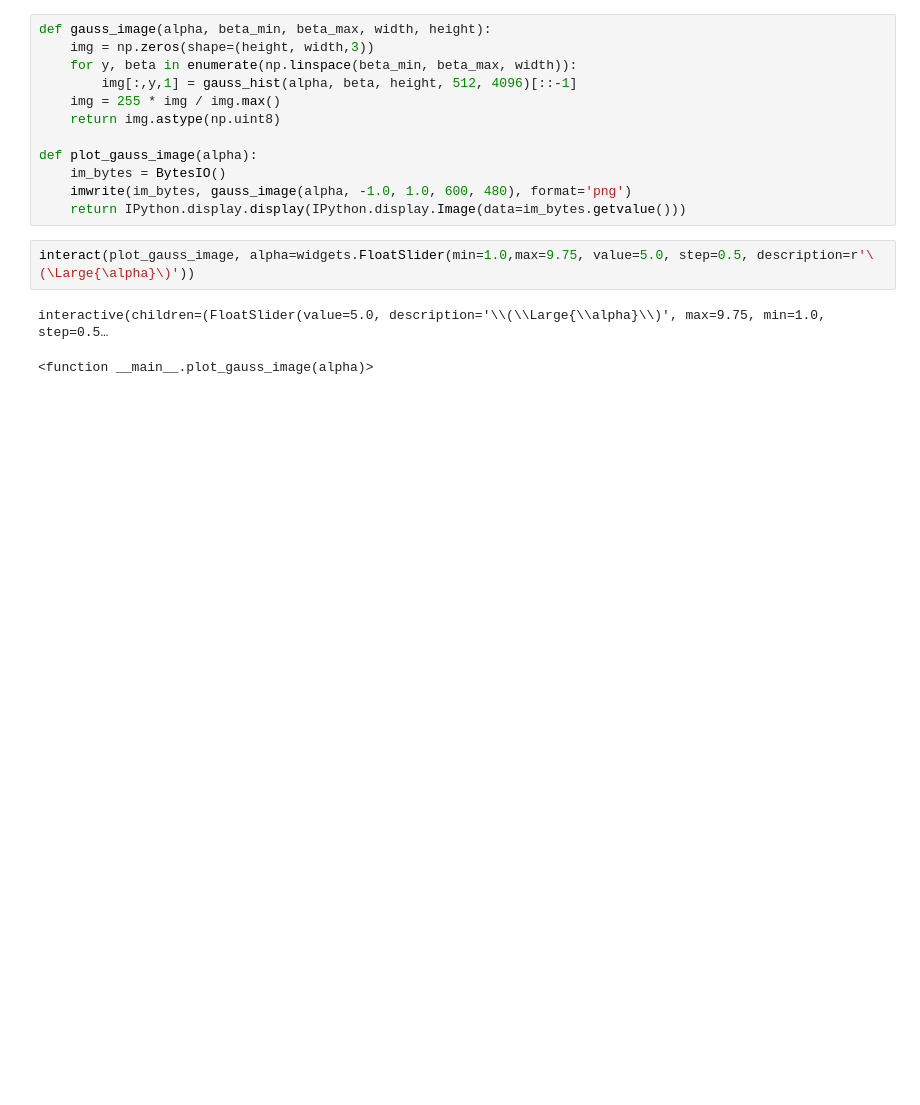
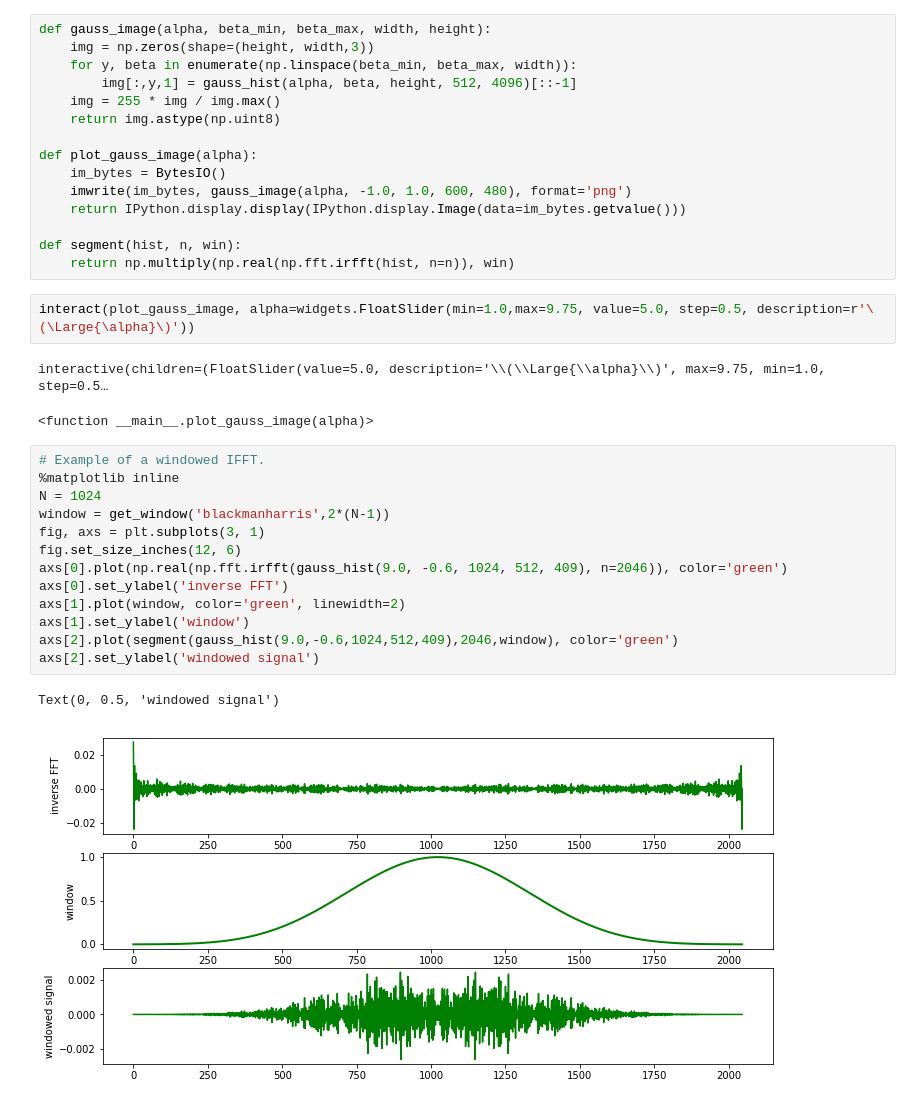
Before and after one commit to augeas/SonicElectronics2019, a Jupyter notebook: sonic_electronics.ipynb, the cells around one changed output. Cells and saved outputs as stored; diff of their text form; blank space fills up the shorter version.

```diff
--- a/sonic_electronics.ipynb
+++ b/sonic_electronics.ipynb
@@ -88,8 +91,27 @@ def plot_gauss_image(alpha):
     im_bytes = BytesIO()
     imwrite(im_bytes, gauss_image(alpha, -1.0, 1.0, 600, 480), format='png')
     return IPython.display.display(IPython.display.Image(data=im_bytes.getvalue()))
+
+def segment(hist, n, win):
+    return np.multiply(np.real(np.fft.irfft(hist, n=n)), win)
 # %%
 interact(plot_gauss_image, alpha=widgets.FloatSlider(min=1.0,max=9.75, value=5.0, step=0.5, description=r'\(\Large{\alpha}\)'))
 # %% [output]
 interactive(children=(FloatSlider(value=5.0, description='\\(\\Large{\\alpha}\\)', max=9.75, min=1.0, step=0.5…
 <function __main__.plot_gauss_image(alpha)>
+# %%
+# Example of a windowed IFFT.
+%matplotlib inline
+N = 1024
+window = get_window('blackmanharris',2*(N-1))
+fig, axs = plt.subplots(3, 1)
+fig.set_size_inches(12, 6)
+axs[0].plot(np.real(np.fft.irfft(gauss_hist(9.0, -0.6, 1024, 512, 409), n=2046)), color='green')
+axs[0].set_ylabel('inverse FFT')
+axs[1].plot(window, color='green', linewidth=2)
+axs[1].set_ylabel('window')
+axs[2].plot(segment(gauss_hist(9.0,-0.6,1024,512,409),2046,window), color='green')
+axs[2].set_ylabel('windowed signal')
+# %% [output]
+Text(0, 0.5, 'windowed signal')
+[figure, added]
```
Also changed, not shown: parts of 5 cells of this notebook, 2 other files.
